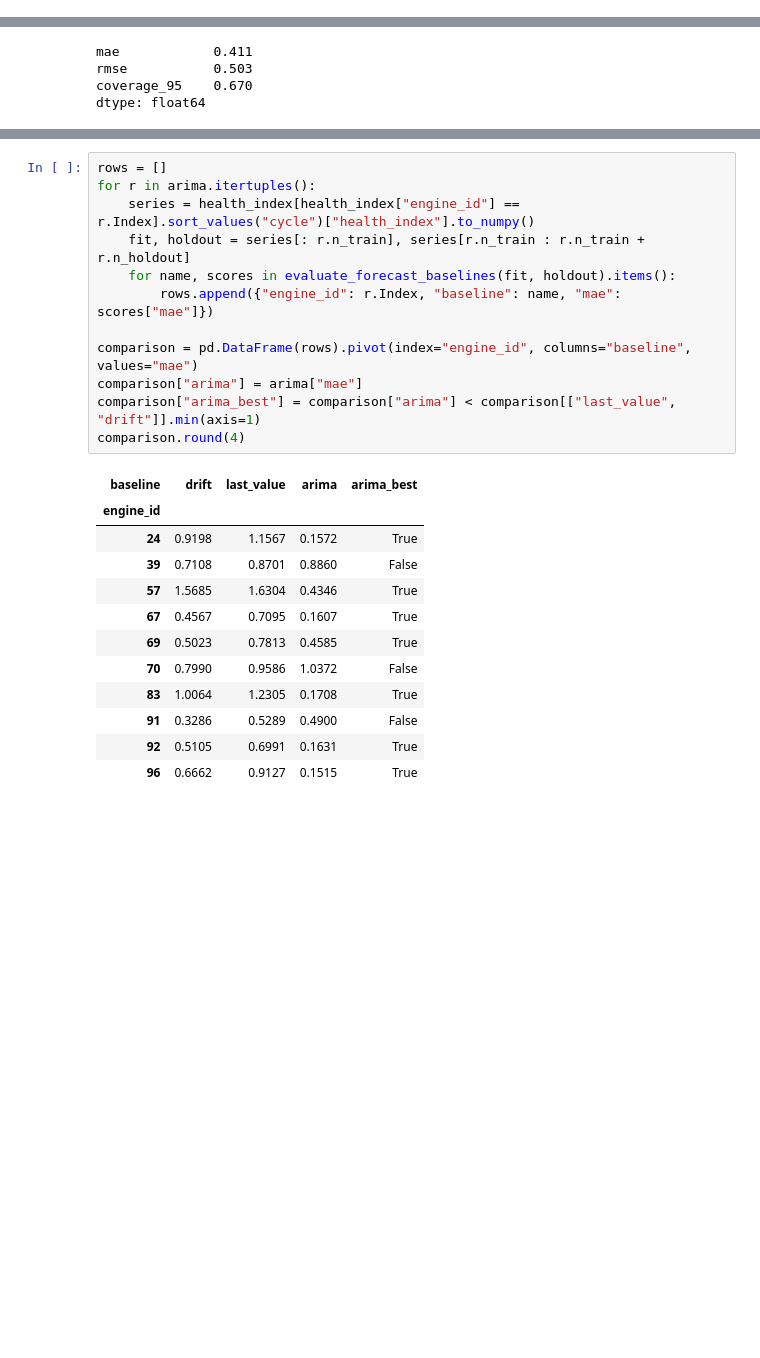
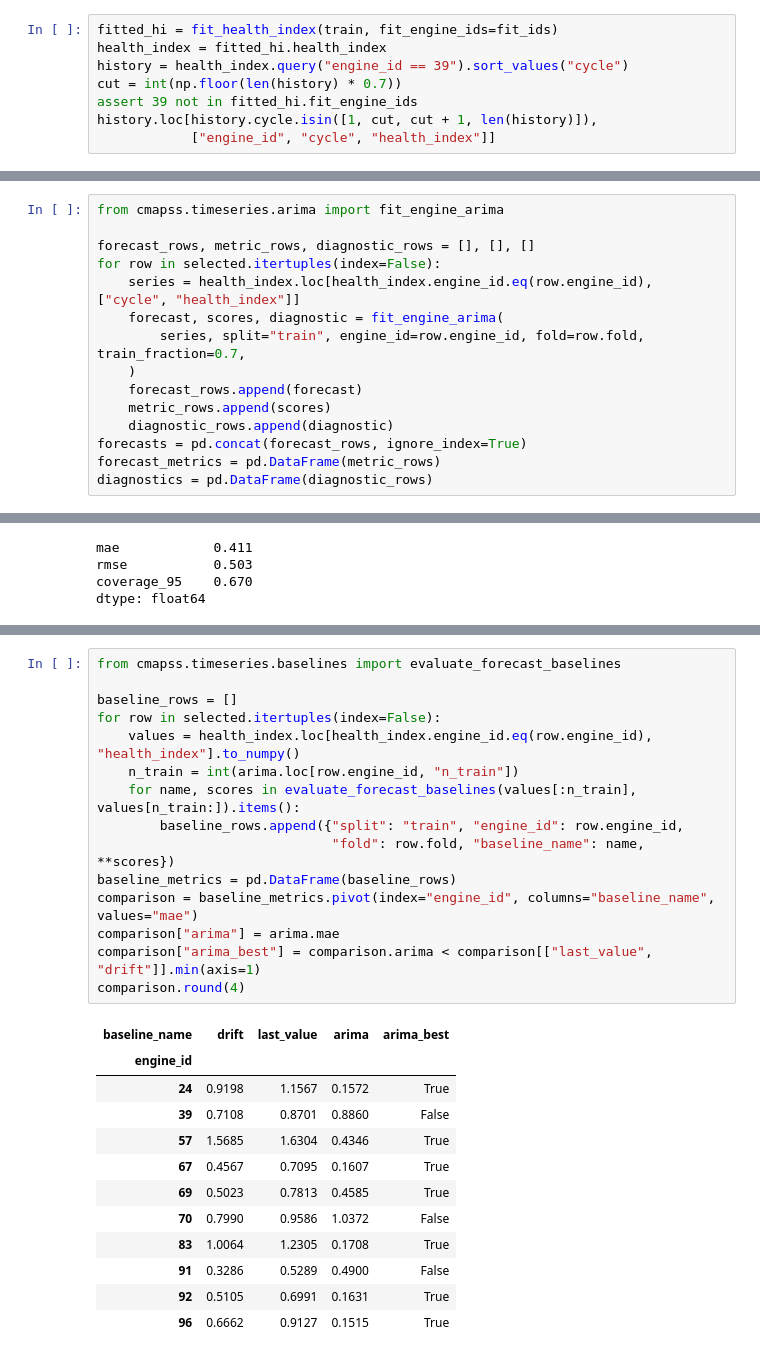
Before and after one commit to ti014/tinasa-cmapss-rul-prediction, a Jupyter notebook: notebooks/04_fd001_health_index_arima.ipynb, the cells around one changed output, grey strips where cells are left out. Drawn from its saved outputs; the diff is of its cells as text; blank space fills up the shorter version.

```diff
--- a/notebooks/04_fd001_health_index_arima.ipynb
+++ b/notebooks/04_fd001_health_index_arima.ipynb
@@ -52,0 +64,8 @@ hạng) giữa cycle và Health Index cho từng động cơ; ρ gần −1 ngh
+# %%
+fitted_hi = fit_health_index(train, fit_engine_ids=fit_ids)
+health_index = fitted_hi.health_index
+history = health_index.query("engine_id == 39").sort_values("cycle")
+cut = int(np.floor(len(history) * 0.7))
+assert 39 not in fitted_hi.fit_engine_ids
+history.loc[history.cycle.isin([1, cut, cut + 1, len(history)]),
+            ["engine_id", "cycle", "health_index"]]
@@ -95,2 +144,17 @@ Ngoài MAE và RMSE, coverage là tỷ lệ điểm holdout rơi vào khoảng d
+# %%
+from cmapss.timeseries.arima import fit_engine_arima
+
+forecast_rows, metric_rows, diagnostic_rows = [], [], []
+for row in selected.itertuples(index=False):
+    series = health_index.loc[health_index.engine_id.eq(row.engine_id), ["cycle", "health_index"]]
+    forecast, scores, diagnostic = fit_engine_arima(
+        series, split="train", engine_id=row.engine_id, fold=row.fold, train_fraction=0.7,
+    )
+    forecast_rows.append(forecast)
+    metric_rows.append(scores)
+    diagnostic_rows.append(diagnostic)
+forecasts = pd.concat(forecast_rows, ignore_index=True)
+forecast_metrics = pd.DataFrame(metric_rows)
+diagnostics = pd.DataFrame(diagnostic_rows)
 # %%
 arima = forecast_metrics.set_index("engine_id").sort_index()
@@ -130,17 +217,20 @@ hai baseline dùng cùng điểm cắt: `last_value` giữ nguyên giá trị cu
 # %%
-rows = []
-for r in arima.itertuples():
-    series = health_index[health_index["engine_id"] == r.Index].sort_values("cycle")["health_index"].to_numpy()
-    fit, holdout = series[: r.n_train], series[r.n_train : r.n_train + r.n_holdout]
-    for name, scores in evaluate_forecast_baselines(fit, holdout).items():
-        rows.append({"engine_id": r.Index, "baseline": name, "mae": scores["mae"]})
+from cmapss.timeseries.baselines import evaluate_forecast_baselines
 
-comparison = pd.DataFrame(rows).pivot(index="engine_id", columns="baseline", values="mae")
-comparison["arima"] = arima["mae"]
-comparison["arima_best"] = comparison["arima"] < comparison[["last_value", "drift"]].min(axis=1)
+baseline_rows = []
+for row in selected.itertuples(index=False):
+    values = health_index.loc[health_index.engine_id.eq(row.engine_id), "health_index"].to_numpy()
+    n_train = int(arima.loc[row.engine_id, "n_train"])
+    for name, scores in evaluate_forecast_baselines(values[:n_train], values[n_train:]).items():
+        baseline_rows.append({"split": "train", "engine_id": row.engine_id,
+                              "fold": row.fold, "baseline_name": name, **scores})
+baseline_metrics = pd.DataFrame(baseline_rows)
+comparison = baseline_metrics.pivot(index="engine_id", columns="baseline_name", values="mae")
+comparison["arima"] = arima.mae
+comparison["arima_best"] = comparison.arima < comparison[["last_value", "drift"]].min(axis=1)
 comparison.round(4)
 # %% [output]
-| baseline | drift | last_value | arima | arima_best |
+| baseline_name | drift | last_value | arima | arima_best |
 | engine_id |  |  |  |  |
 | 24 | 0.9198 | 1.1567 | 0.1572 | True |
 | 39 | 0.7108 | 0.8701 | 0.8860 | False |
```
Also changed, not shown: parts of 37 cells of this notebook, 9 other files.
